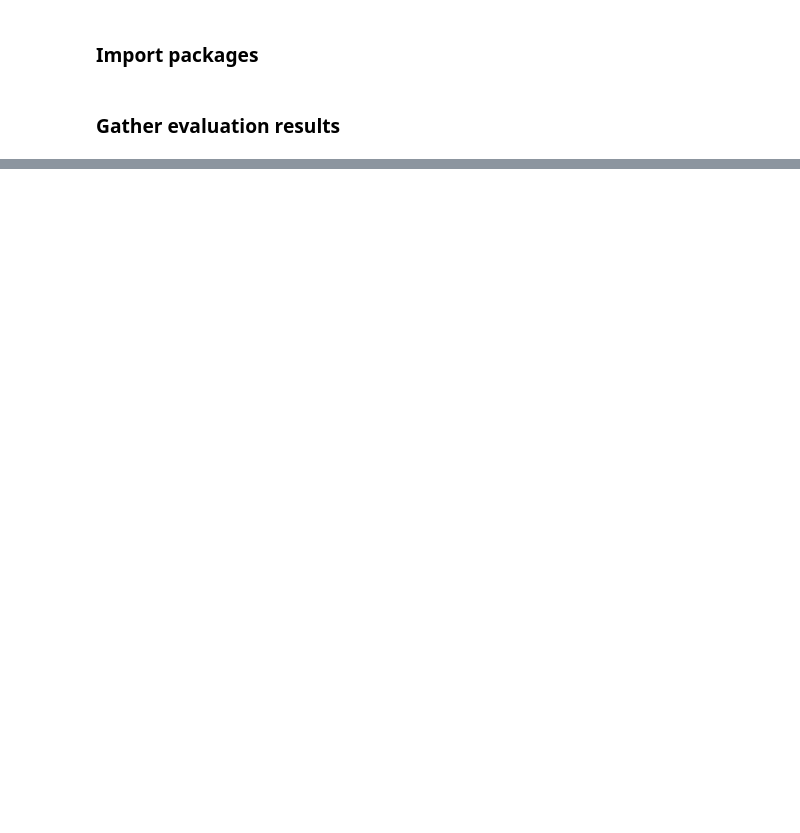
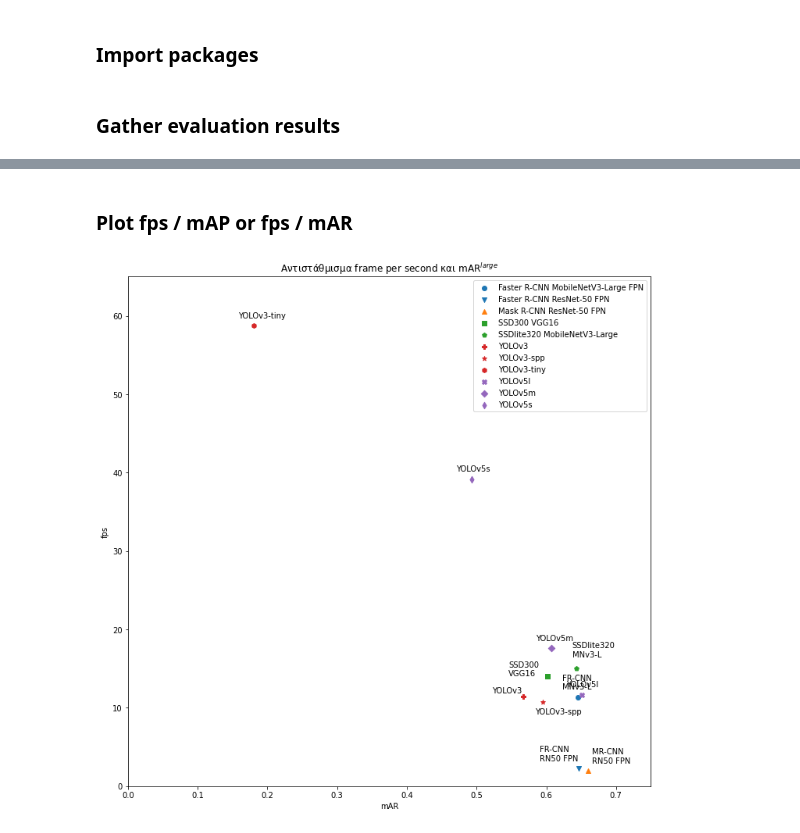
Before and after one commit to joangog/object-detection, a Jupyter notebook: coco2017_analysis.ipynb, the cells around one changed output, grey strips where cells are left out. Cells and saved outputs as stored; diff of their text form; code cells hidden in the pictures; blank space fills up the shorter version.

```diff
--- a/coco2017_analysis.ipynb
+++ b/coco2017_analysis.ipynb
@@ -81 +91,70 @@ Files found:
+# %% [markdown]
+### Plot  fps / mAP or fps / mAR
+# %%
+# Parameters
+metric = 'avg_recall'
+iou = '0.50:0.95'
+area = 'large'
+max_dets = 100
+
+show_iou = True if not iou == '0.50:0.95' else False  # show area in plot title or not
+show_area = True if not area == 'all' else False  # show area in plot title or not
+show_max_dets = False  # show max_dets in plot title or not
+
+# Get plot data
+plot_data = results[
+              (results['iou_type'] == 'bbox') &
+              (results['metric'] == metric) &
+              (results['iou'] == iou) &
+              (results['area'] == area) &
+              (results['max_dets'] == max_dets)
+              ]
+fps_val = plot_data['fps'].values
+metric_val = plot_data['score'].values  # mAP or mAR
+
+# Start plotting
+plt.figure(figsize=(12,12))
+
+metric_superscript = f'{area},max={max_dets}' if show_area & show_max_dets else area if show_area else f'max={max_dets}' if show_max_dets else ''  # metric superscript for the plot's title
+metric_name = 'mAP' if metric == 'avg_precision' else 'mAR' if metric == 'avg_recall' else ''  # metric name for the plot's title
+iou_script = f'@[{iou.replace("0.",".")}]' if show_iou else ''  # iou script for plot's title
+plt.title('Αντιστάθμισμα frame per second και ' + metric_name + '$^{' + metric_superscript + '}$' + iou_script )
+
+plt.xlabel(metric_name)
+plt.ylabel('fps')
+
+if metric == 'avg_precision':
+  plt.xlim((0,0.65))
+  plt.ylim((0,65))
+elif metric == 'avg_recall':
+  plt.xlim((0,0.75))
+  plt.ylim((0,65))
+
+for i in range(len(models)):
+  # Annotation distance tuning
+  xytext = (-20,10)
+  if models[i] == 'SSD300 VGG16':
+    xytext = (-50,0)  # try (-20,10) or (-5,10) or (-50,0)
+  elif models[i] == 'SSDlite320 MobileNetV3-Large':
+    xytext = (-5,15)  # try (-20,10) or (-5,15)
+  elif models[i] == 'Faster R-CNN MobileNetV3-Large FPN':
+   xytext = (-20,10) # try (-20,10) or (-55,10)
+  elif models[i] == 'Faster R-CNN ResNet-50 FPN':
+    xytext = (-50,10)  # try (-50,10)
+  elif models[i] == 'Mask R-CNN ResNet-50 FPN':
+    xytext = (5,10)  # try (-20,10) or (5,10)
+  elif models[i] == 'YOLOv3-spp':
+   xytext = (-10,-15)  # try (-20,10) or (-10,10) or (-60,10) or (-10,-15)
+  elif models[i] == 'YOLOv3':
+    xytext = (-40,5)  # try (-20,15) or (-10,15) or (-40,5)
+  # Annotations
+  plt.annotate(tw.fill(models_short[i], width=11), (metric_val[i], fps_val[i]), xytext=xytext, textcoords='offset points')
+  # Scatter plot
+  plt.scatter(metric_val[i],fps_val[i],marker=markers[i],color=colors[i])
+
+plt.legend(models, scatterpoints=1)
+
+plt.show()
+# %% [output]
+[figure, added]
 # %% [markdown]
```
Also changed, not shown: parts of 7 cells of this notebook.
